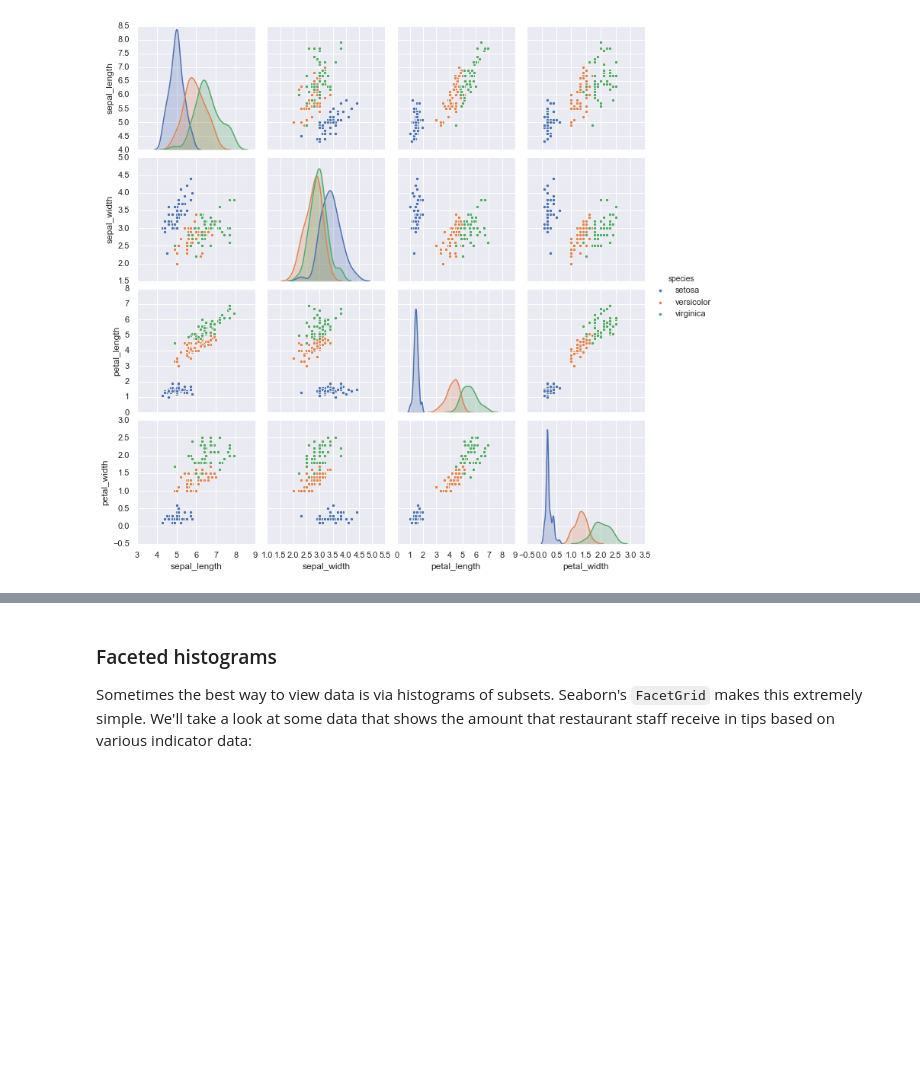
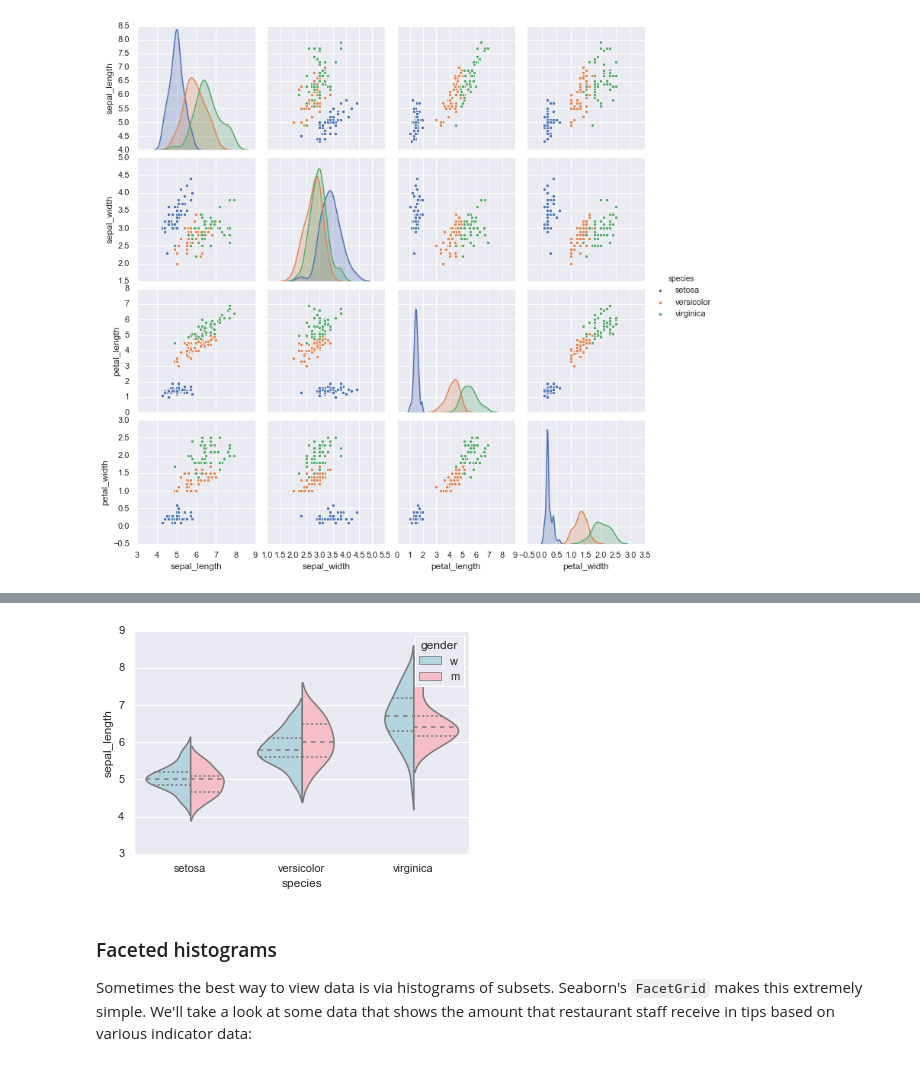
Before and after one commit to gbrs/VanderPlas_Python_DS_Handbook, a Jupyter notebook: notebooks/04.14-Visualization-With-Seaborn.ipynb, the cells around one changed output, grey strips where cells are left out. Drawn from its saved outputs; the diff is of its cells as text; code cells hidden in the pictures; blank space fills up the shorter version.

Commit message:
experiment with violinplot

```diff
--- a/notebooks/04.14-Visualization-With-Seaborn.ipynb
+++ b/notebooks/04.14-Visualization-With-Seaborn.ipynb
@@ -177,3 +177,6 @@ Visualizing the multidimensional relationships among the samples is as easy as c
 sns.pairplot(iris, hue='species', height=2.5);  ##
 # %% [output]
 [figure]
+# %%
+iris['gender'] = np.random.choice(['w', 'm'], 150)
+iris
@@ -180,3 +197,10 @@ sns.pairplot(iris, hue='species', height=2.5);  ##
+# %%
+##
+sns.violinplot(x="species", y="sepal_length", hue="gender", data=iris,
+               split=True, inner="quartile",
+               palette=["lightblue", "lightpink"]);
+# %% [output]
+[figure, added]
 # %% [markdown]
 ### Faceted histograms
 
```
Also changed, not shown: parts of 1 cell of this notebook.
